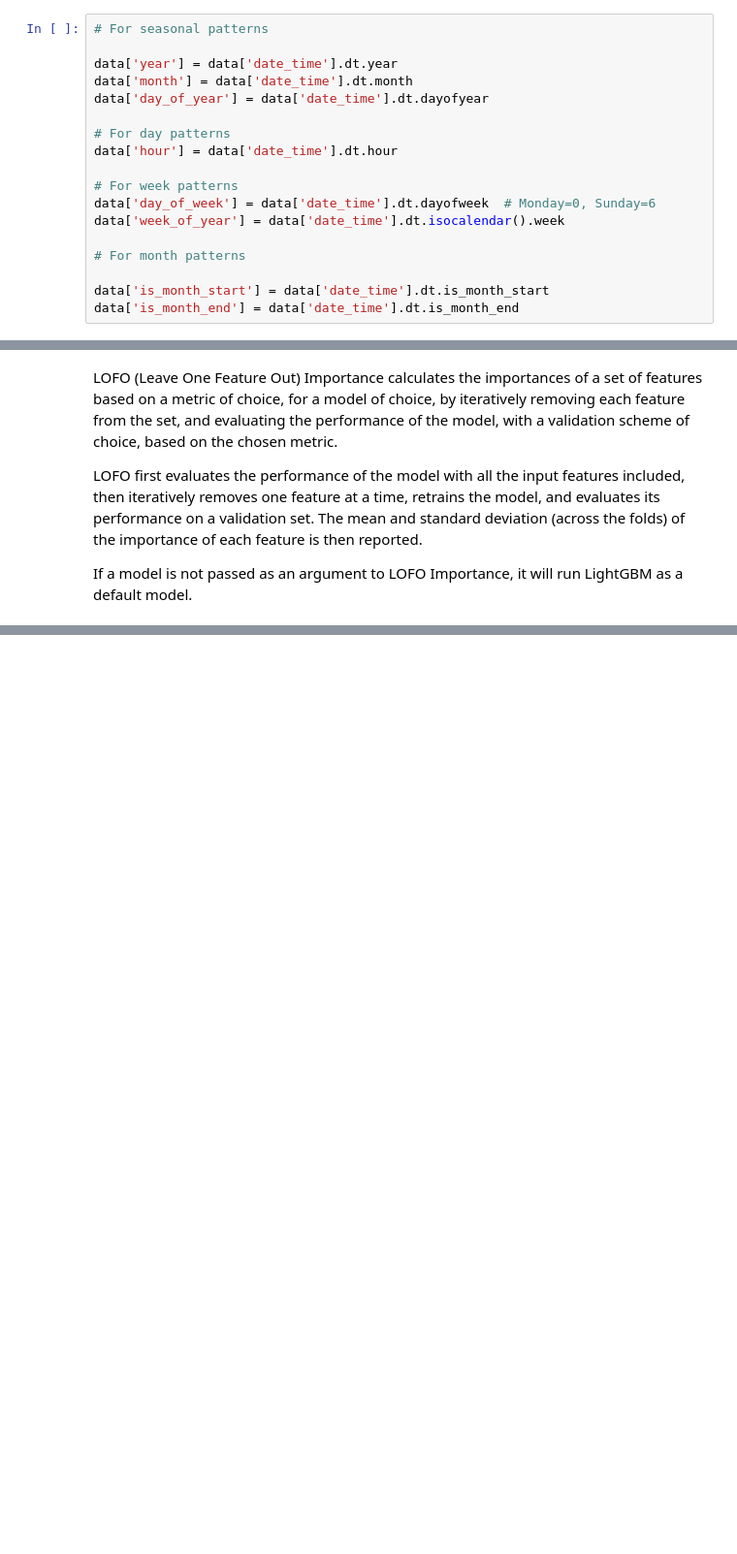
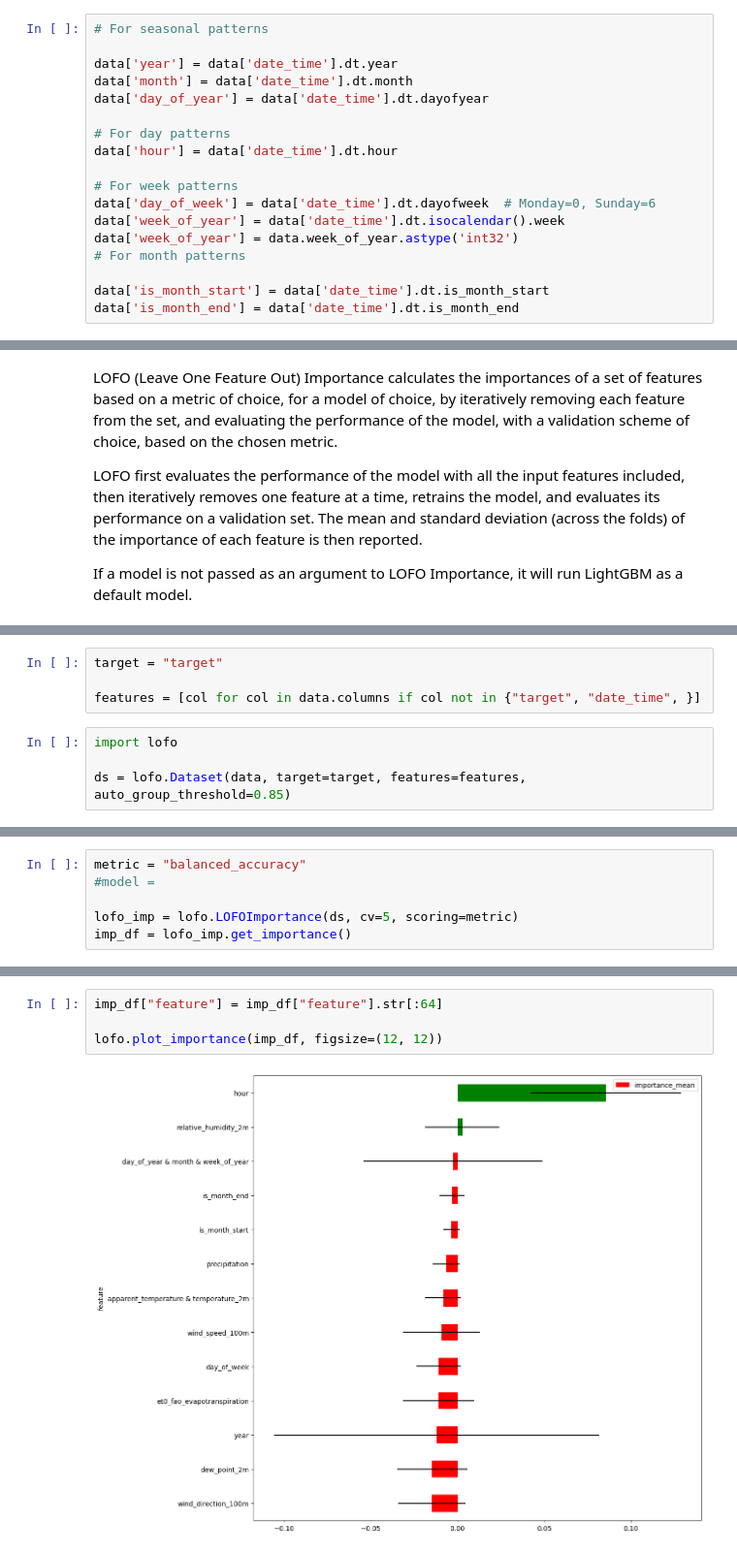
Before and after one commit to birdhunter22/cmpe257_project, a Jupyter notebook: feature_engg.ipynb, the cells around one changed output, grey strips where cells are left out. Shown: that part at 97% size. Saved outputs shown, nothing was run; the diff lists cells and outputs as text; blank space fills up the shorter version.

Commit message:
Feature importance, train TabNet

```diff
--- a/feature_engg.ipynb
+++ b/feature_engg.ipynb
@@ -46,7 +46,7 @@ data['hour'] = data['date_time'].dt.hour
 # For week patterns
 data['day_of_week'] = data['date_time'].dt.dayofweek  # Monday=0, Sunday=6
 data['week_of_year'] = data['date_time'].dt.isocalendar().week
-
+data['week_of_year'] = data.week_of_year.astype('int32')
 # For month patterns
 
 data['is_month_start'] = data['date_time'].dt.is_month_start
@@ -92,0 +111,8 @@ Note: you may need to restart the kernel to use updated packages.
+# %%
+target = "target"
+
+features = [col for col in data.columns if col not in {"target", "date_time", }]
+# %%
+import lofo
+
+ds = lofo.Dataset(data, target=target, features=features, auto_group_threshold=0.85)
@@ -92,0 +129,6 @@ Note: you may need to restart the kernel to use updated packages.
+# %%
+metric = "balanced_accuracy"
+#model =
+
+lofo_imp = lofo.LOFOImportance(ds, cv=5, scoring=metric)
+imp_df = lofo_imp.get_importance()
@@ -92,0 +172,6 @@ Note: you may need to restart the kernel to use updated packages.
+# %%
+imp_df["feature"] = imp_df["feature"].str[:64]
+
+lofo.plot_importance(imp_df, figsize=(12, 12))
+# %% [output]
+[figure, added]
```
Also changed, not shown: parts of 18 cells of this notebook.
